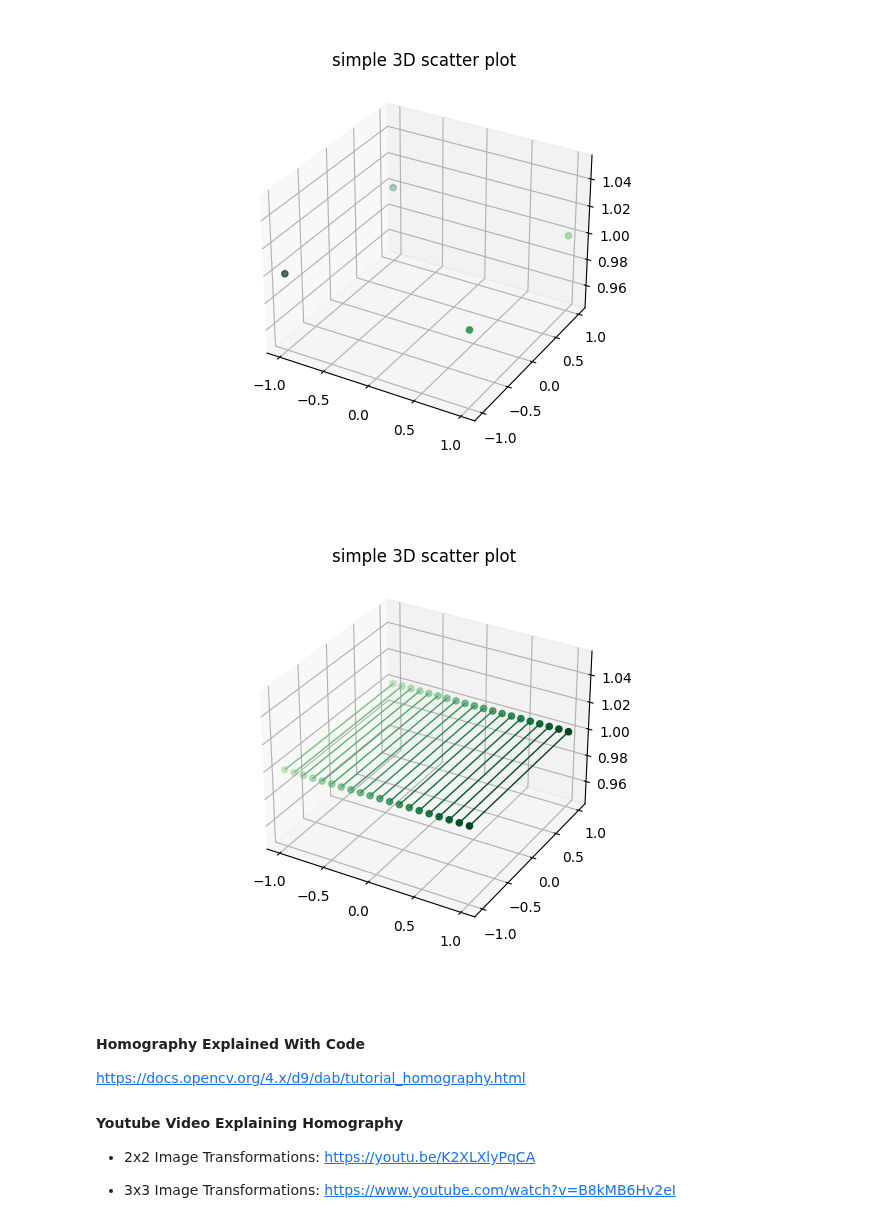
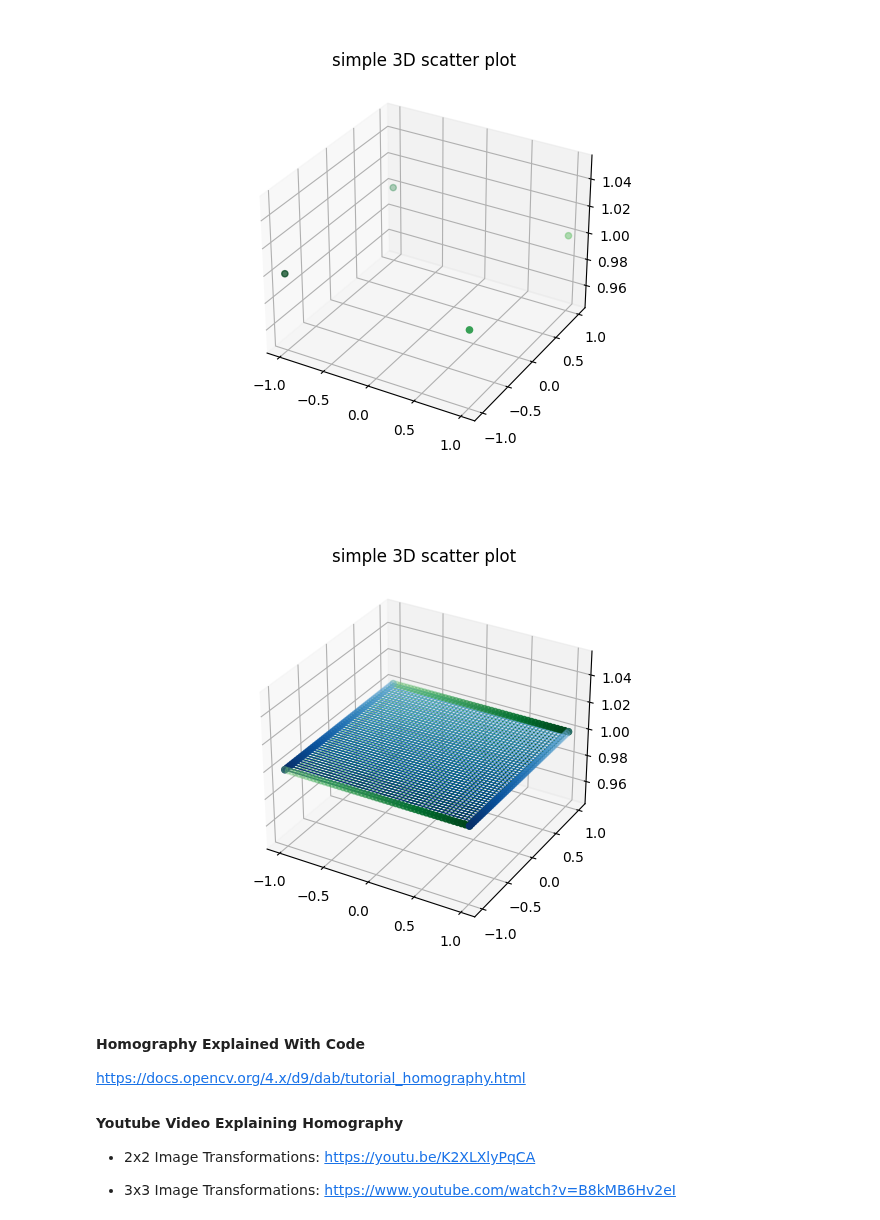
Before and after one commit to JoshuaG-K/transformation-visualization-tool, a Jupyter notebook: transformations.ipynb, the cells around one changed output. Drawn from its saved outputs; the diff is of its cells as text; code cells hidden in the pictures.

Commit message:
Added both blue and green lines but it is laggy

```diff
--- a/transformations.ipynb
+++ b/transformations.ipynb
@@ -36,41 +36,54 @@ plt.show()
 [figure]
 # %%
 # Create green dots for left side of line
-num_dots = 20
+num_dots = 50
 
 left_green = np.linspace(-1, 1, num_dots).reshape((-1, 1)) # x values
 left_neg_ones = -1*np.ones((left_green.shape))
 left_ones =  np.ones(left_green.shape)
 left_green_points = np.concatenate((left_green, left_neg_ones, left_ones), axis=1)
 
 
 right_green = np.linspace(-1, 1, num_dots).reshape((-1, 1))
 right_neg_ones = np.ones((right_green.shape))
 right_ones =  np.ones(right_green.shape)
 right_green_points = np.concatenate((right_green, right_neg_ones, right_ones), axis=1)
 
 # Creating figure
 fig = plt.figure()
 ax = fig.add_subplot(111, projection="3d")
 
 gradient = np.linspace(0.5, 1, num_dots)
-colors = plt.cm.Greens(gradient)
+green_colors = plt.cm.Greens(gradient)
+blue_colors = plt.cm.Blues(gradient)
 
 # Creating plot
-ax.scatter(left_green_points[:, 0], left_green_points[:, 1], left_green_points[:, 2], c=colors)
-ax.scatter(right_green_points[:, 0], right_green_points[:, 1], right_green_points[:, 2], c=colors)
+ax.scatter(left_green_points[:, 0], left_green_points[:, 1], left_green_points[:, 2], c=green_colors)
+ax.scatter(right_green_points[:, 0], right_green_points[:, 1], right_green_points[:, 2], c=green_colors)
 for i in range(left_green.shape[0]):
-    ax.plot([left_green_points[i, 0], right_green_points[i, 0]], [left_green_points[i, 1], right_green_points[i, 1]], [left_green_points[i, 2], right_green_points[i, 2]], c=colors[i], linewidth=1)
-plt.title("simple 3D scatter plot")
+    ax.plot([left_green_points[i, 0], right_green_points[i, 0]], [left_green_points[i, 1], right_green_points[i, 1]], [left_green_points[i, 2], right_green_points[i, 2]], c=green_colors[i], linewidth=1)
+
+
+# Now we rotate left_green_points by 90deg
+rotation_matrix = np.array([[0, -1, 0], [1, 0, 0], [0, 0, 1]])
+left_blue_points = np.matmul(left_green_points, rotation_matrix)
+right_blue_points = np.matmul(right_green_points, rotation_matrix)
+ax.scatter(left_blue_points[:, 0], left_blue_points[:, 1], left_blue_points[:, 2], c=blue_colors)
+ax.scatter(right_blue_points[:, 0], right_blue_points[:, 1], right_blue_points[:, 2], c=blue_colors)
+for i in range(left_green.shape[0]):
+    ax.plot([left_blue_points[i, 0], right_blue_points[i, 0]], [left_blue_points[i, 1], right_blue_points[i, 1]], [left_blue_points[i, 2], right_blue_points[i, 2]], c=blue_colors[i], linewidth=1)
+
+# print(left_blue_points)
 
 # show plot
+plt.title("simple 3D scatter plot")
 plt.show()
 
 # TODO: Draw a line between all of these points using a for loop
 
 # print(left_green_points)
 # %% [output]
-[figure, old version]
+[figure, new version]
 # %% [markdown]
 #### Homography Explained With Code ####
 https://docs.opencv.org/4.x/d9/dab/tutorial_homography.html
```
